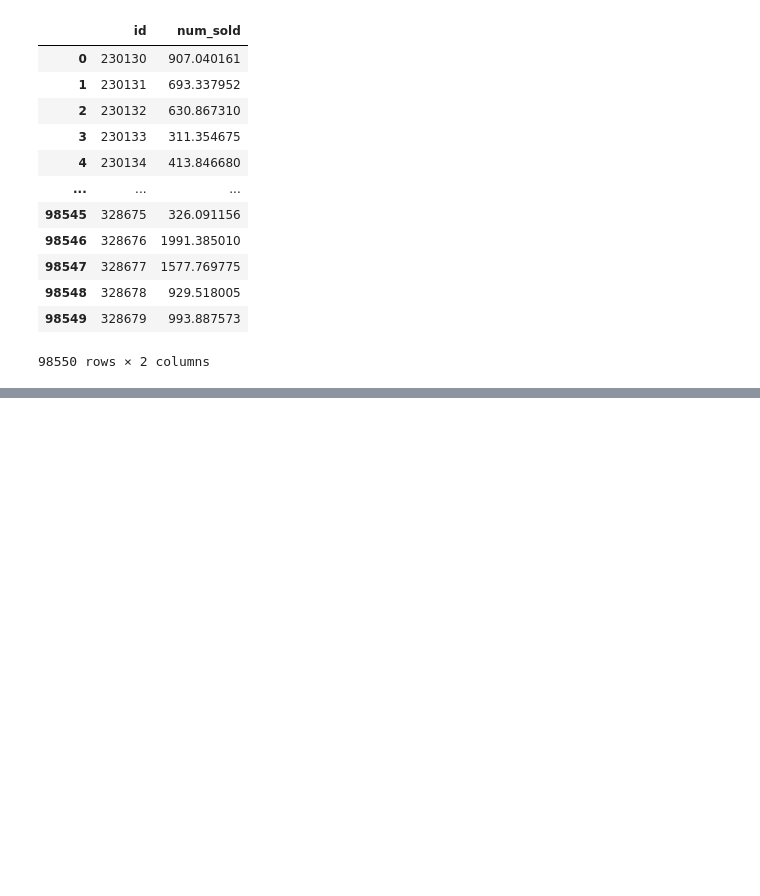
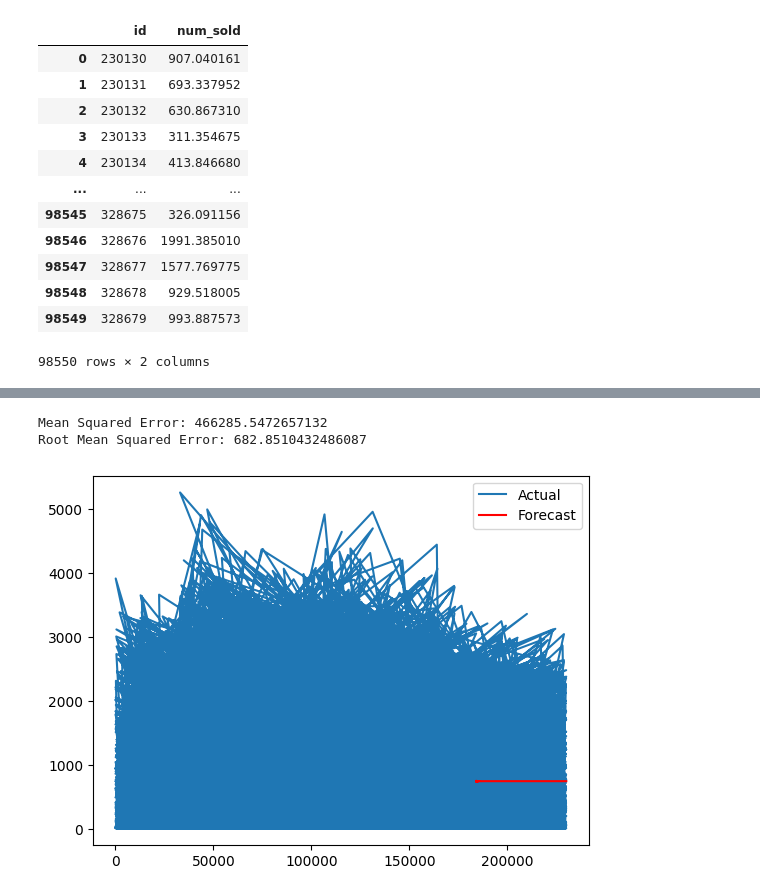
Before and after one commit to MUSTAFA892/Machine-Learning-projects, a Jupyter notebook: Sticker-Sales-Prediction/Sticker.ipynb, the cells around one changed output, grey strips where cells are left out. Saved outputs shown, nothing was run; the diff lists cells and outputs as text; code cells hidden in the pictures; blank space fills up the shorter version.

Commit message:
sample arima model implementation

```diff
--- a/Sticker-Sales-Prediction/Sticker.ipynb
+++ b/Sticker-Sales-Prediction/Sticker.ipynb
@@ -560,0 +564,9 @@ Final_prediction.to_csv("Datasets/Final_prediction.csv", index=False)
+# %%
+from statsmodels.tsa.arima.model import ARIMA
+
+# Fit the ARIMA model on Y_train
+model = ARIMA(Y_train, order=(1, 1, 2))  # Adjust the (p, d, q) parameters as needed
+model_fit = model.fit()
+
+# Print model summary
+print(model_fit.summary())
@@ -560,0 +591,4 @@ Final_prediction.to_csv("Datasets/Final_prediction.csv", index=False)
+# %%
+# Predict future values
+forecast = model_fit.forecast(steps=len(X_test))  # Predict for the length of X_test
+print("Forecasted values:", forecast)
@@ -560,0 +608,20 @@ Final_prediction.to_csv("Datasets/Final_prediction.csv", index=False)
+# %%
+from sklearn.metrics import mean_squared_error
+
+# Calculate MSE
+mse = mean_squared_error(Y_test, forecast)
+print("Mean Squared Error:", mse)
+
+rmse = np.sqrt(mse)
+print("Root Mean Squared Error:", rmse)
+
+# Visualize the predictions
+import matplotlib.pyplot as plt
+plt.plot(Y_test, label='Actual')
+plt.plot(forecast, label='Forecast', color='red')
+plt.legend()
+plt.show()
+# %% [output]
+Mean Squared Error: 466285.5472657132
+Root Mean Squared Error: 682.8510432486087
+[figure, added]
```
Also changed, not shown: parts of 5 cells of this notebook.
